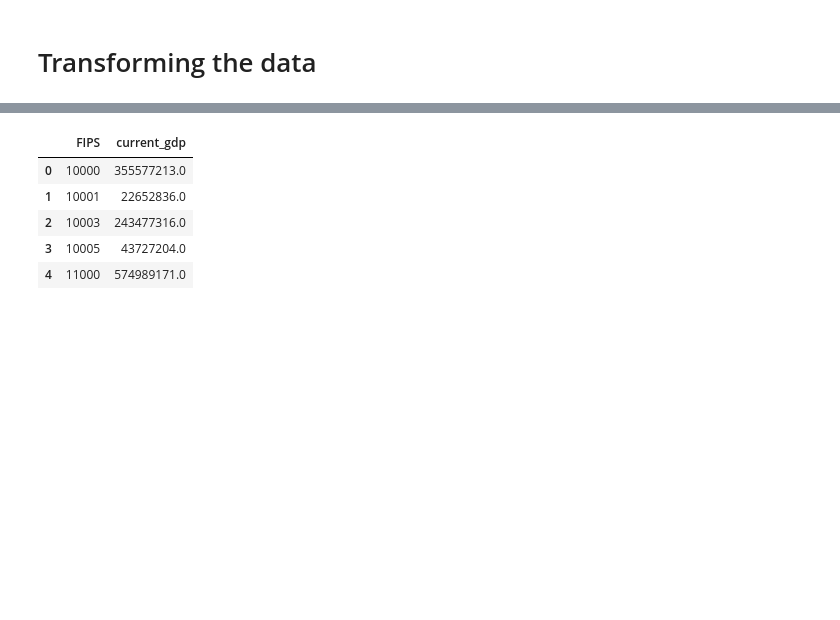
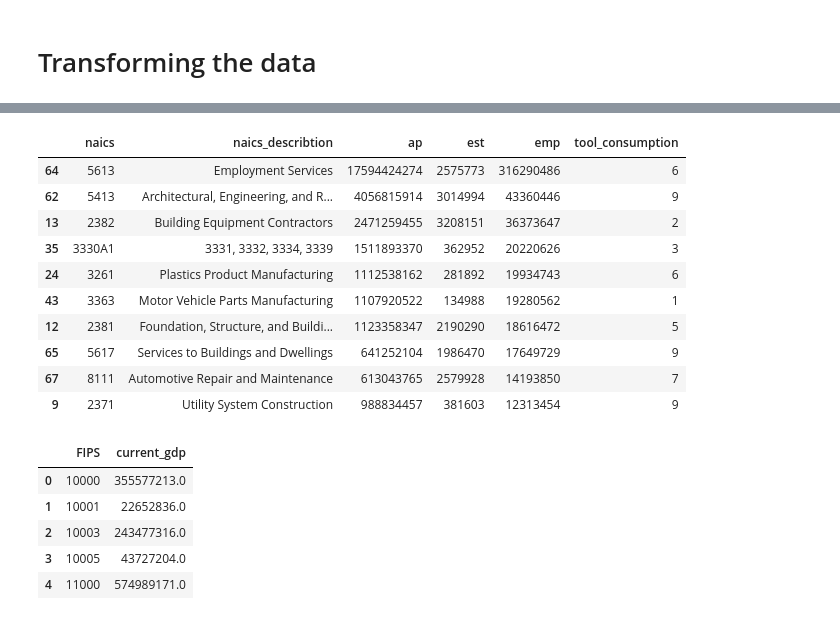
Before and after one commit to florivz/DDM-Project-WS24-25, a Jupyter notebook: analysis.ipynb, the cells around one changed output, grey strips where cells are left out. Saved outputs shown, nothing was run; the diff lists cells and outputs as text; code cells hidden in the pictures; blank space fills up the shorter version.

```diff
--- a/analysis.ipynb
+++ b/analysis.ipynb
@@ -128,3 +144,22 @@ df_merged_agg.head()
+# %%
+# Generate random values for each NAICS and assign them to each entry in the group
+np.random.seed(1)
+
+random_values = {naics: np.random.randint(0, 11) for naics in df_naics_agg['naics'].unique()}
+df_naics_agg['tool_consumption'] = df_naics_agg['naics'].map(random_values)
+df_naics_agg.sort_values(by='emp', ascending=False).head(10)
+# %% [output]
+|  | naics | naics_describtion | ap | est | emp | tool_consumption |
+| 64 | 5613 | Employment Services | 17594424274 | 2575773 | 316290486 | 6 |
+| 62 | 5413 | Architectural, Engineering, and R... | 4056815914 | 3014994 | 43360446 | 9 |
+| 13 | 2382 | Building Equipment Contractors | 2471259455 | 3208151 | 36373647 | 2 |
+| 35 | 3330A1 | 3331, 3332, 3334, 3339 | 1511893370 | 362952 | 20220626 | 3 |
+| 24 | 3261 | Plastics Product Manufacturing | 1112538162 | 281892 | 19934743 | 6 |
+| 43 | 3363 | Motor Vehicle Parts Manufacturing | 1107920522 | 134988 | 19280562 | 1 |
+| 12 | 2381 | Foundation, Structure, and Buildi... | 1123358347 | 2190290 | 18616472 | 5 |
+| 65 | 5617 | Services to Buildings and Dwellings | 641252104 | 1986470 | 17649729 | 9 |
+| 67 | 8111 | Automotive Repair and Maintenance | 613043765 | 2579928 | 14193850 | 7 |
+| 9 | 2371 | Utility System Construction | 988834457 | 381603 | 12313454 | 9 |
 # %%
 df_gdp_agg = df_gdp_filtered.groupby('FIPS').agg({
     'current_gdp': 'sum'
```
Also changed, not shown: parts of 20 cells of this notebook.
